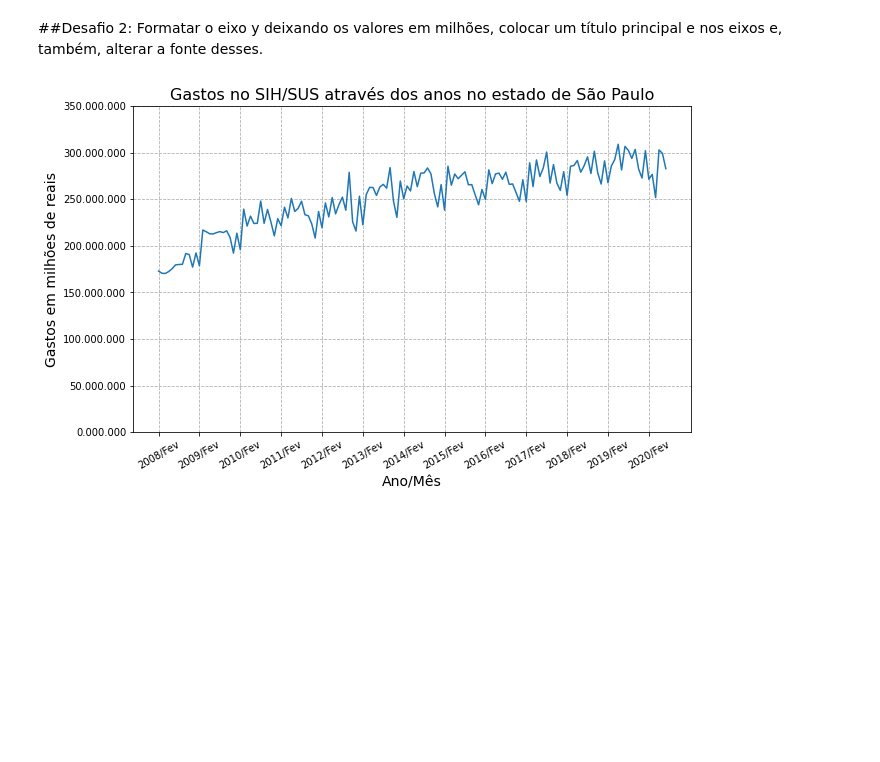
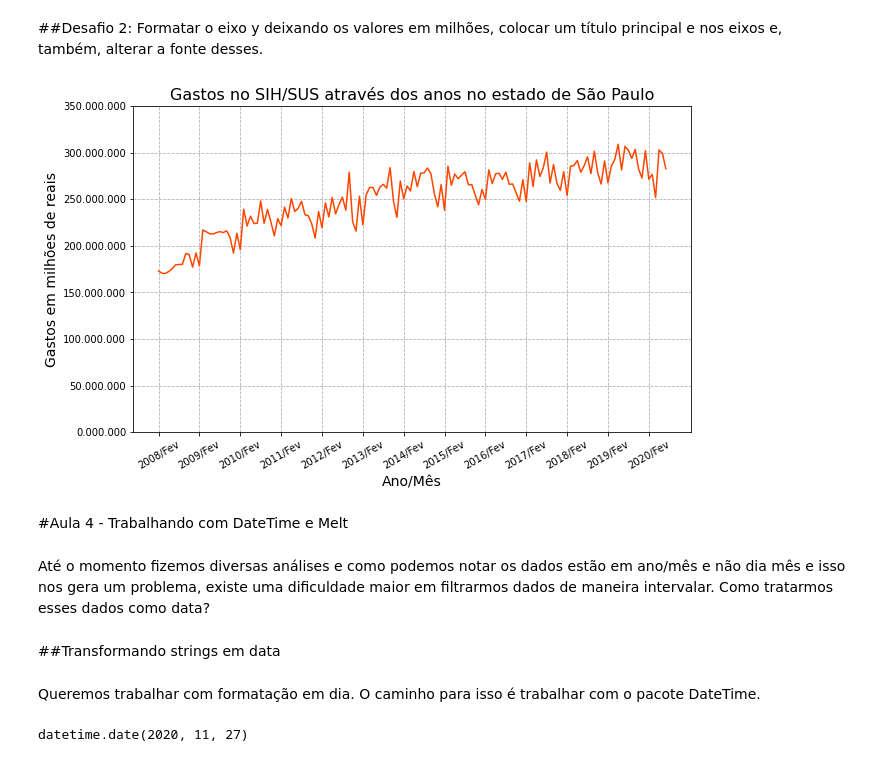
Before and after one commit to AdamStamm/bootcamp_alura, a Jupyter notebook: Notebooks/Bootcamp_Data_Science_Módulo_2.ipynb, the cells around one changed output. Saved outputs shown, nothing was run; the diff lists cells and outputs as text; code cells hidden in the pictures; blank space fills up the shorter version.

```diff
--- a/Notebooks/Bootcamp_Data_Science_Módulo_2.ipynb
+++ b/Notebooks/Bootcamp_Data_Science_Módulo_2.ipynb
@@ -606,15 +606,29 @@ Fazendo esses ajustes percebemos como o Matplotlib é o que roda por baixo dos p
 ##Desafio 2: Formatar o eixo y deixando os valores em milhões, colocar um título principal e nos eixos e, também, alterar a fonte desses.
 # %%
 plt.figure(figsize=(10,6))
-ax = sns.lineplot(data=mensal, x=mensal.index, y='São Paulo')
+ax = sns.lineplot(data=mensal, x=mensal.index, y='São Paulo', color='orangered')
 ax.yaxis.set_major_formatter(ticker.StrMethodFormatter("{x:,.0f}.000.000")) #transformando eixo das ordenadas para valores de ponto flutuante
 plt.xticks(rotation=30)
 plt.ylim(0,350)
 ax.xaxis.set_major_locator(ticker.IndexLocator(base=12, offset=0))
 plt.title('Gastos no SIH/SUS através dos anos no estado de São Paulo', fontsize=16)
 plt.xlabel('Ano/Mês', fontsize=14)
 plt.ylabel('Gastos em milhões de reais', fontsize=14)
 plt.grid(linestyle='--')
 plt.show()
 # %% [output]
-[figure, old version]
+[figure, new version]
+# %% [markdown]
+#Aula 4 - Trabalhando com DateTime e Melt
+# %% [markdown]
+Até o momento fizemos diversas análises e como podemos notar os dados estão em ano/mês e não dia mês e isso nos gera um problema, existe uma dificuldade maior em filtrarmos dados de maneira intervalar. Como tratarmos esses dados como data?
+# %% [markdown]
+##Transformando strings em data
+# %% [markdown]
+Queremos trabalhar com formatação em dia. O caminho para isso é trabalhar com o pacote DateTime.
+# %%
+from datetime import date
+
+date.today()
+# %% [output]
+datetime.date(2020, 11, 27)
```
Also changed, not shown: parts of 27 cells of this notebook.
